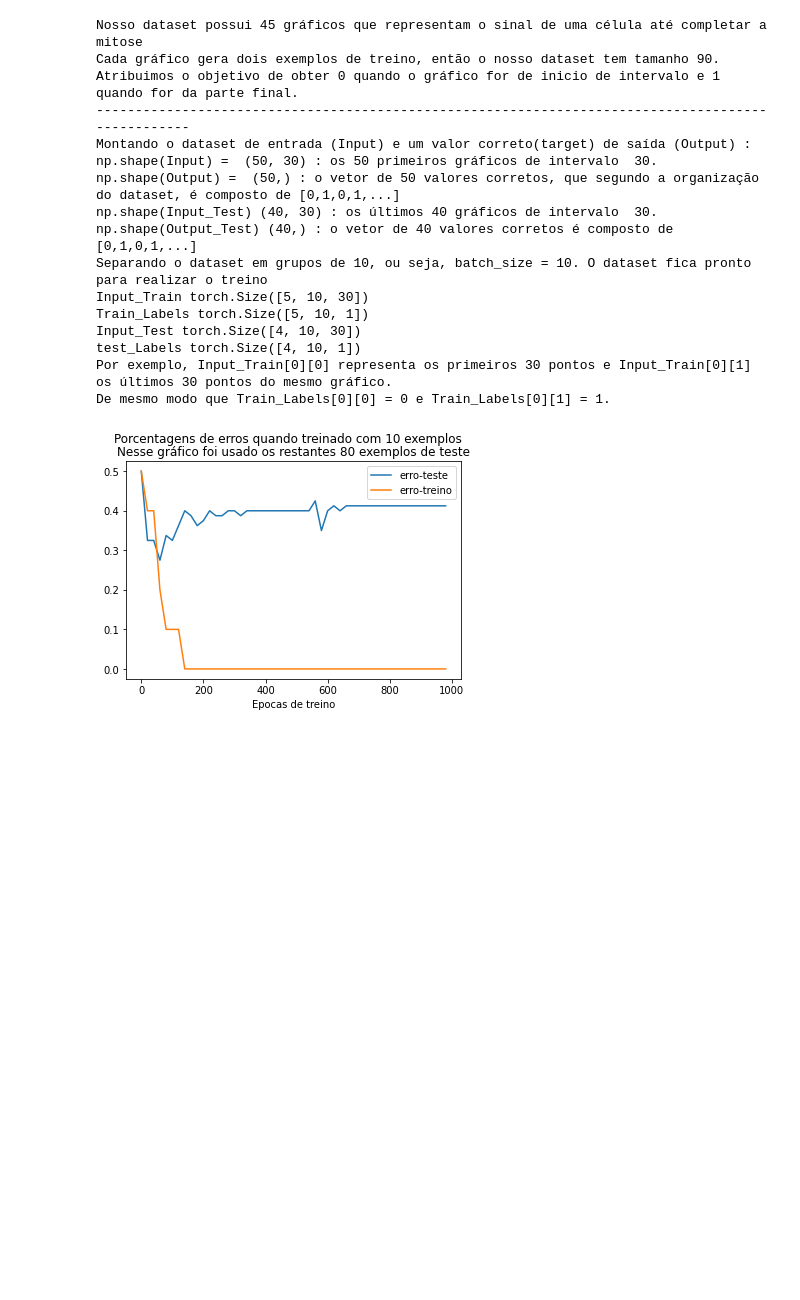
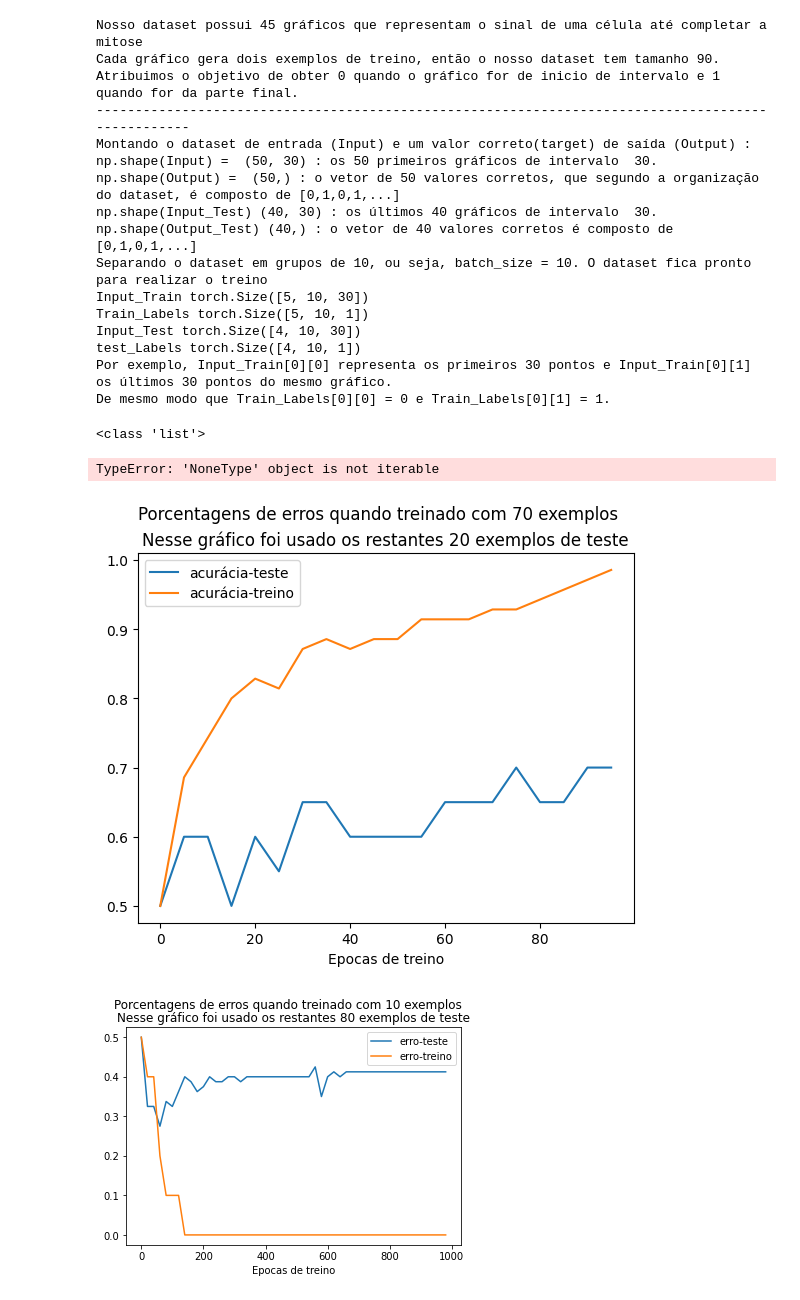
Before and after one commit to SchultzVV/Biology, a Jupyter notebook: second idea/Run.ipynb, the cells around one changed output. Cells and saved outputs as stored; diff of their text form; code cells hidden in the pictures; blank space fills up the shorter version.

Commit message:
adicionando lista to do, e ainda falta fazer o sort do dataset corretamente, está retornando nonetype

```diff
--- a/second idea/Run.ipynb
+++ b/second idea/Run.ipynb
@@ -54,14 +54,34 @@ def eval_model(proportion,epochs):
     #erro, acerto = Eval_metric(model, 'test')
     #print('antes de treinar o modelo acertou {} do conjunto de teste'.format(acerto))
     #print('antes de treinar o modelo errou {} do conjunto de teste'.format(erro))
-    erro1,erro2,Epochs = treine(model, epochs)
-    plt.plot(Epochs, erro1, label='erro-teste')
-    plt.plot(Epochs, erro2, label='erro-treino')
+    acerto_test,acerto_trein,Epochs = treine(model, epochs)
+    plt.plot(Epochs, erro1, label='acurácia-teste')
+    plt.plot(Epochs, erro2, label='acurácia-treino')
     plt.legend()
     plt.xlabel('Epocas de treino')
     plt.suptitle('Porcentagens de erros quando treinado com {} exemplos'.format((proportion)*10))
     plt.title('Nesse gráfico foi usado os restantes {} exemplos de teste'.format((9-proportion)*10))
     plt.show()
+# %%
+from utils import Get_Dataset_real
+import numpy as np
+
+model = Linear()
+Y = Get_Dataset_real()
+np.random.shuffle(Y)
+print(type(Y))
+Input, Output, Input_test, Output_test = gen_dataset(7, False)
+
+acerto_test,acerto_trein,Epochs = treine(model,20)
+print(acerto_test)
+print(acerto_trein)
+# %% [output]
+<class 'list'>
+TypeError: 'NoneType' object is not iterable
+# %%
+eval_model(7,100)
+# %% [output]
+[figure, added]
 # %%
 for i in range(1, 9):
     eval_model(i,1000)
```
Also changed, not shown: 6 other files.
